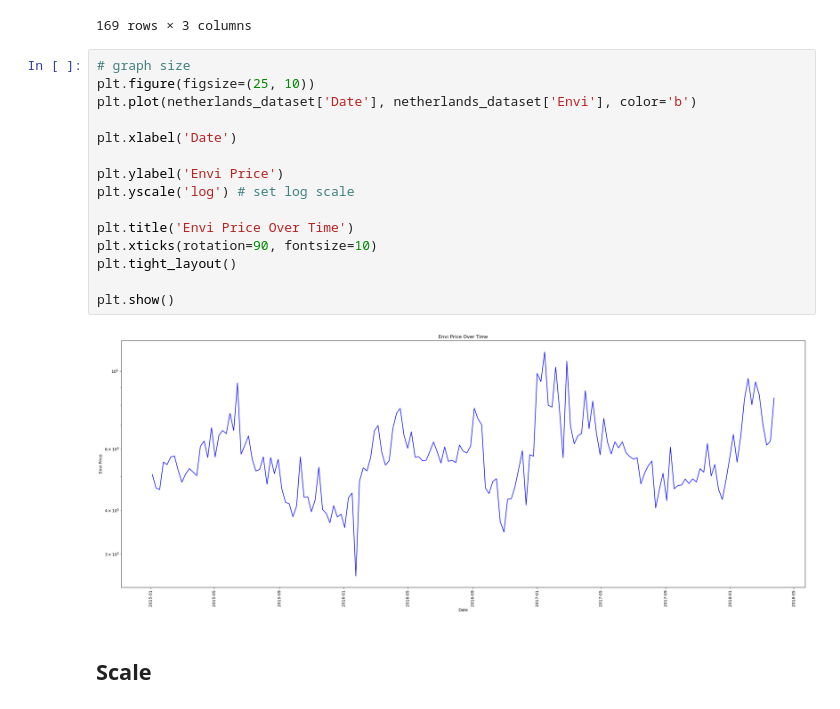
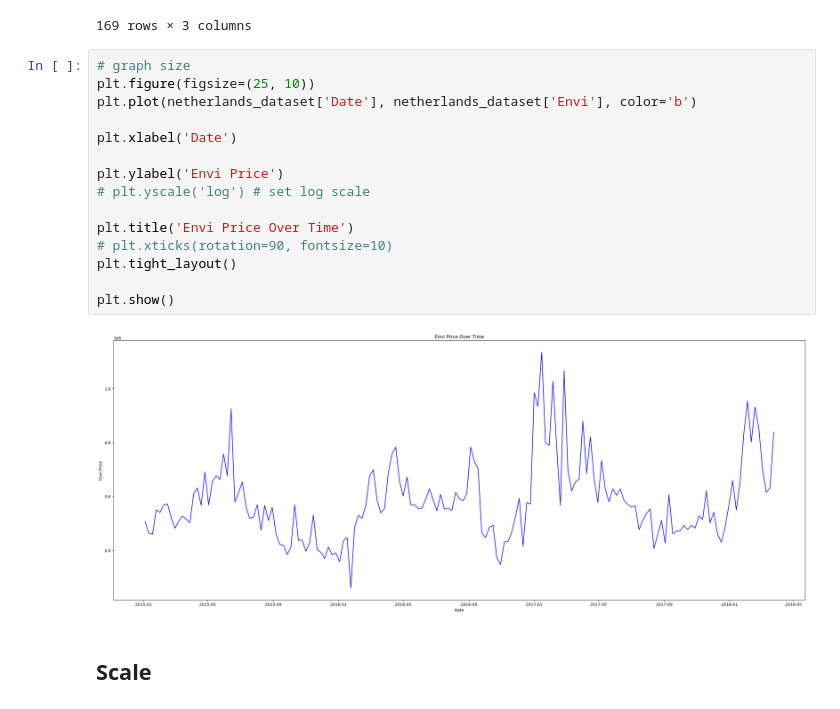
Before and after one commit to MaiWittawat/miniproject2-ai, a Jupyter notebook: envi/code.ipynb, the cells around one changed output. Drawn from its saved outputs; the diff is of its cells as text.

```diff
--- a/envi/code.ipynb
+++ b/envi/code.ipynb
@@ -114,20 +114,20 @@ See the caveats in the documentation: https://pandas.pydata.org/pandas-docs/stab
 # %%
 # graph size
 plt.figure(figsize=(25, 10))
 plt.plot(netherlands_dataset['Date'], netherlands_dataset['Envi'], color='b')
 
 plt.xlabel('Date')
 
 plt.ylabel('Envi Price')
-plt.yscale('log') # set log scale
+# plt.yscale('log') # set log scale
 
 plt.title('Envi Price Over Time')
-plt.xticks(rotation=90, fontsize=10)
+# plt.xticks(rotation=90, fontsize=10)
 plt.tight_layout()
 
 plt.show()
 # %% [output]
-[figure, old version]
+[figure, new version]
 # %% [markdown]
 ## Scale
 # %% [markdown]
```
Also changed, not shown: parts of 11 cells of this notebook, 5 other files.
